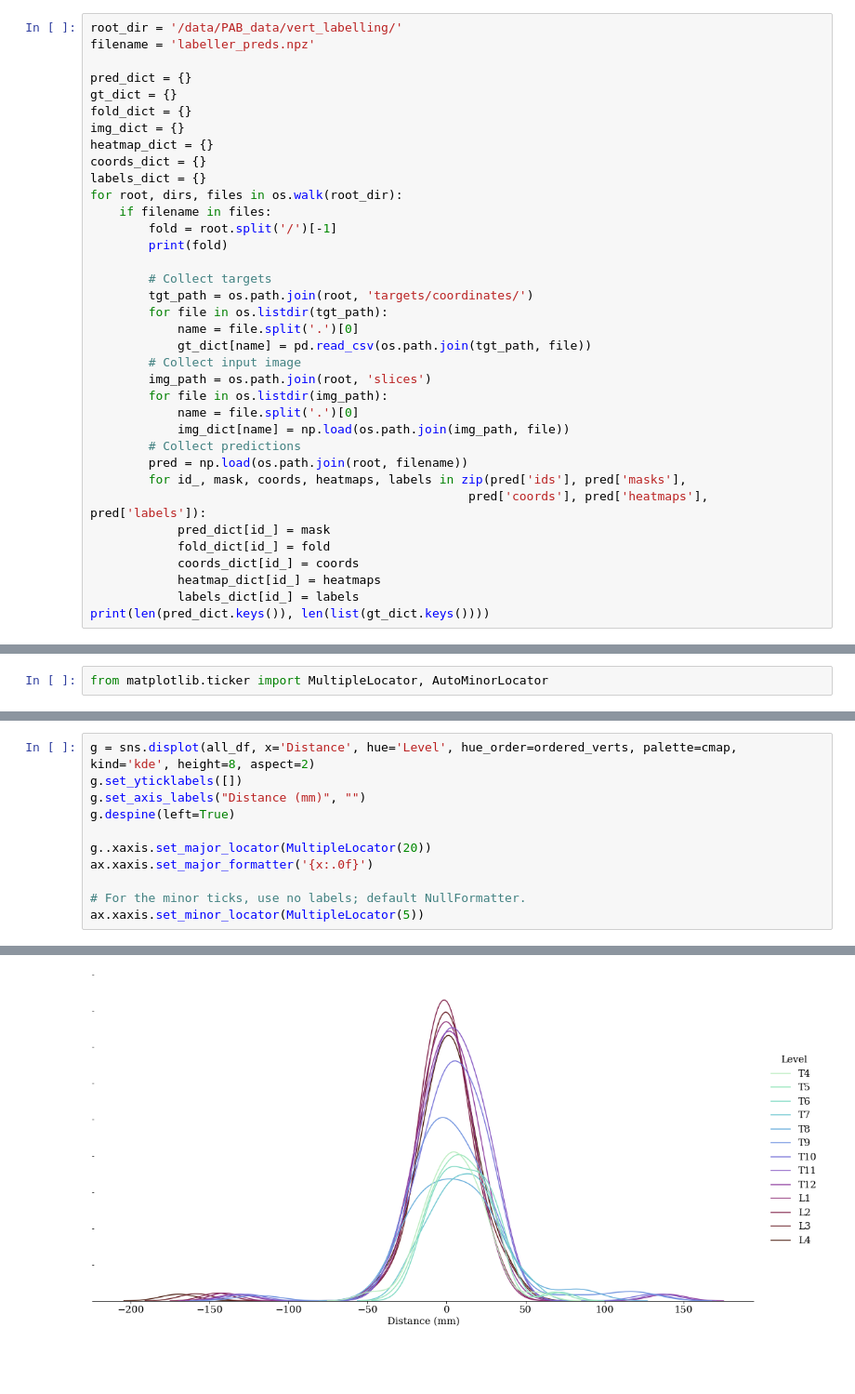
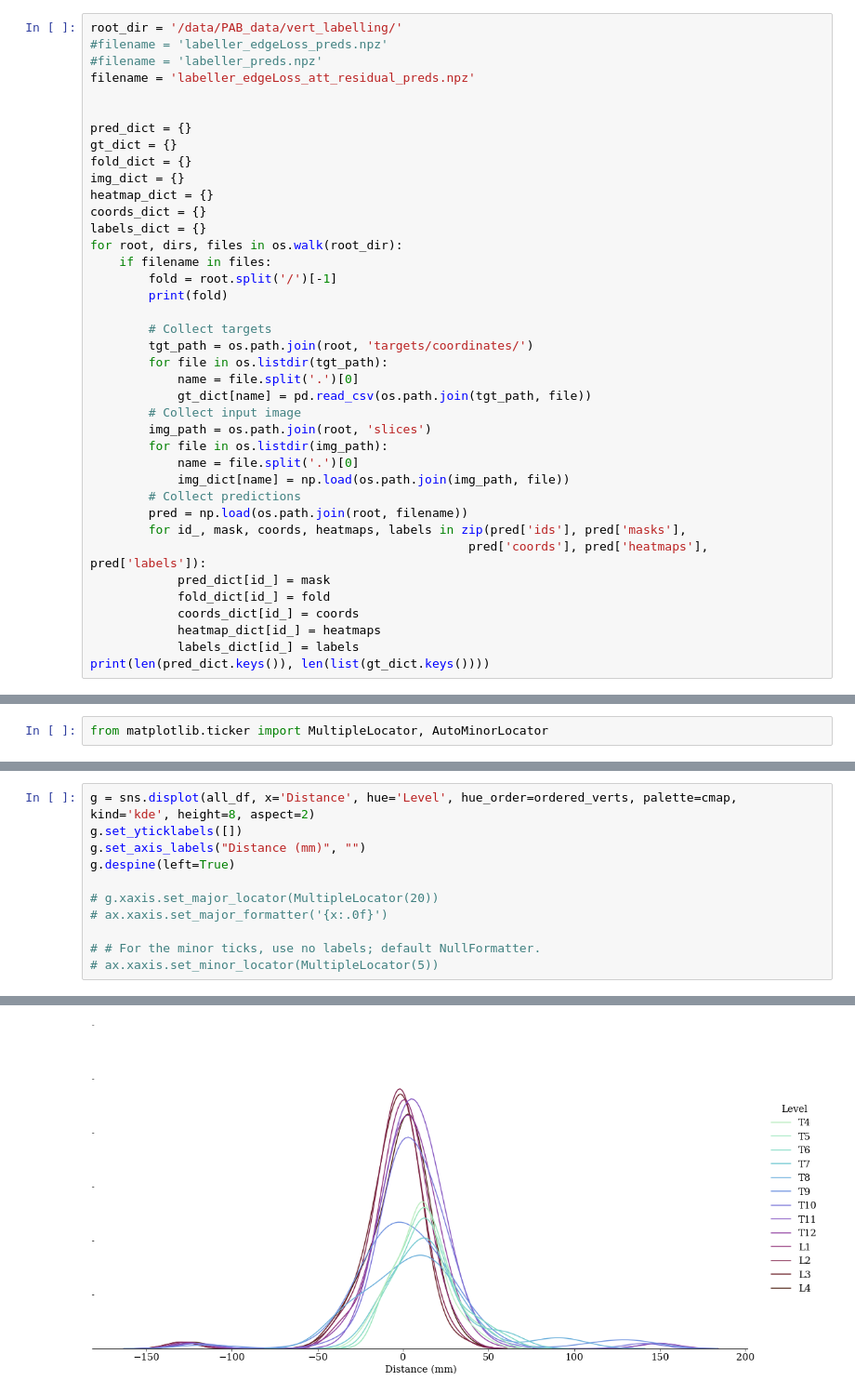
Before and after one commit to DMcSweeney/coronal_sagittal_cnn, a Jupyter notebook: notebooks/post_labelling.ipynb, the cells around one changed output, grey strips where cells are left out. Shown: that part at 93% size. Drawn from its saved outputs; the diff is of its cells as text; blank space fills up the shorter version.

```diff
--- a/notebooks/post_labelling.ipynb
+++ b/notebooks/post_labelling.ipynb
@@ -18,7 +18,10 @@ matplotlib.rc('font', **font)
 ordered_verts = ['T4', 'T5', 'T6', 'T7', 'T8', 'T9', 'T10', 'T11', 'T12', 'L1', 'L2', 'L3', 'L4']
 # %%
 root_dir = '/data/PAB_data/vert_labelling/'
-filename = 'labeller_preds.npz'
+#filename = 'labeller_edgeLoss_preds.npz'
+#filename = 'labeller_preds.npz'
+filename = 'labeller_edgeLoss_att_residual_preds.npz'
+
 
 pred_dict = {}
 gt_dict = {}
@@ -236,9 +286,9 @@ g.set_yticklabels([])
 g.set_axis_labels("Distance (mm)", "")
 g.despine(left=True)
 
-g..xaxis.set_major_locator(MultipleLocator(20))
-ax.xaxis.set_major_formatter('{x:.0f}')
+# g.xaxis.set_major_locator(MultipleLocator(20))
+# ax.xaxis.set_major_formatter('{x:.0f}')
 
-# For the minor ticks, use no labels; default NullFormatter.
-ax.xaxis.set_minor_locator(MultipleLocator(5))
+# # For the minor ticks, use no labels; default NullFormatter.
+# ax.xaxis.set_minor_locator(MultipleLocator(5))
 # %% [output]
@@ -246 +296 @@ TypeError: 'Figure' object is not callable
-[figure, old version]
+[figure, new version]
```
Also changed, not shown: parts of 11 cells of this notebook, 5 other files.
